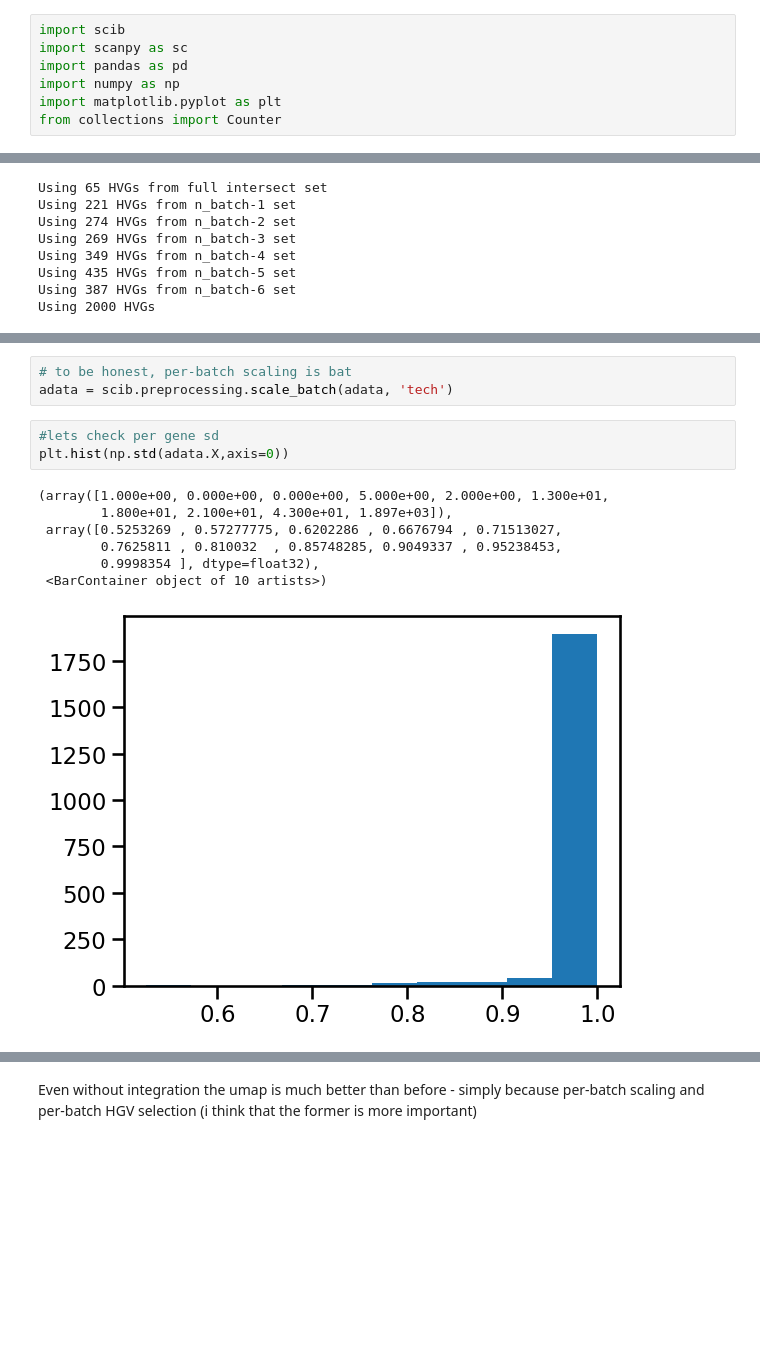
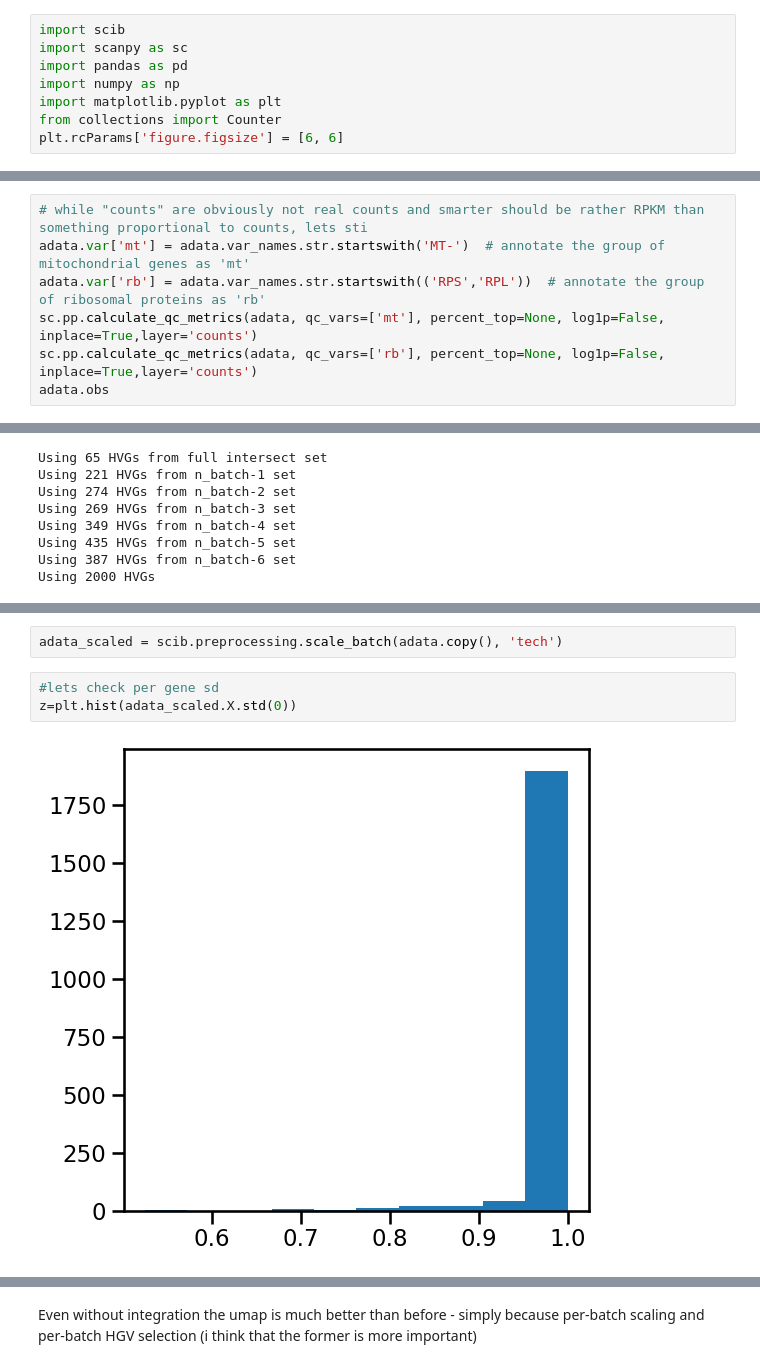
Before and after one commit to iaaka/scib-test, a Jupyter notebook: notebooks/human_pancreas.v01.ipynb, the cells around one changed output, grey strips where cells are left out. Drawn from its saved outputs; the diff is of its cells as text; blank space fills up the shorter version.

```diff
--- a/notebooks/human_pancreas.v01.ipynb
+++ b/notebooks/human_pancreas.v01.ipynb
@@ -5,6 +7,7 @@ import pandas as pd
 import numpy as np
 import matplotlib.pyplot as plt
 from collections import Counter
+plt.rcParams['figure.figsize'] = [6, 6]
 # %%
 sc.logging.print_header()
 # %% [output]
@@ -101,3 +106,10 @@ array([[ 0.       ,  0.       ,  0.       , ...,  0.       ,  0.       ,
          0.       ],
        [ 0.5788   ,  0.6753   ,  0.       , ...,  0.       ,  0.7148   ,
          0.       ]], dtype=float32)
+# %%
+# while "counts" are obviously not real counts and smarter should be rather RPKM than something proportional to counts, lets sti
+adata.var['mt'] = adata.var_names.str.startswith('MT-')  # annotate the group of mitochondrial genes as 'mt'
+adata.var['rb'] = adata.var_names.str.startswith(('RPS','RPL'))  # annotate the group of ribosomal proteins as 'rb'
+sc.pp.calculate_qc_metrics(adata, qc_vars=['mt'], percent_top=None, log1p=False, inplace=True,layer='counts')
+sc.pp.calculate_qc_metrics(adata, qc_vars=['rb'], percent_top=None, log1p=False, inplace=True,layer='counts')
+adata.obs
@@ -233,15 +301,8 @@ plt.hist(np.std(adata.X[adata.obs.tech_text=='inDrop1',:],axis=0))
 # %%
-# to be honest, per-batch scaling is bat
-adata = scib.preprocessing.scale_batch(adata, 'tech')
+adata_scaled = scib.preprocessing.scale_batch(adata.copy(), 'tech')
 # %%
 #lets check per gene sd
-plt.hist(np.std(adata.X,axis=0))
+z=plt.hist(adata_scaled.X.std(0))
 # %% [output]
-(array([1.000e+00, 0.000e+00, 0.000e+00, 5.000e+00, 2.000e+00, 1.300e+01,
-        1.800e+01, 2.100e+01, 4.300e+01, 1.897e+03]),
- array([0.5253269 , 0.57277775, 0.6202286 , 0.6676794 , 0.71513027,
-        0.7625811 , 0.810032  , 0.85748285, 0.9049337 , 0.95238453,
-        0.9998354 ], dtype=float32),
- <BarContainer object of 10 artists>)
-[figure, old version]
+[figure, new version]
 # %%
```
Also changed, not shown: parts of 69 cells of this notebook, 2 other files.
